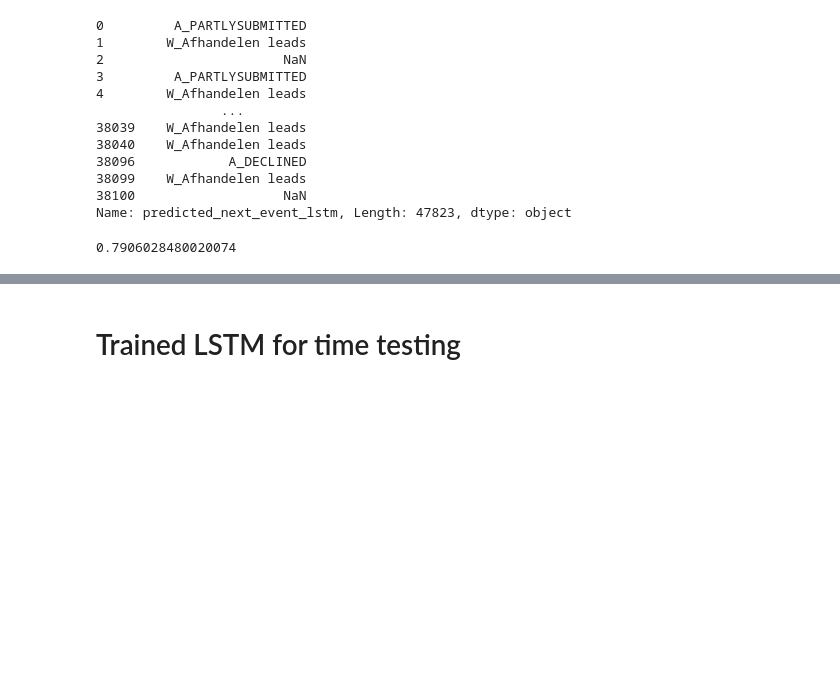
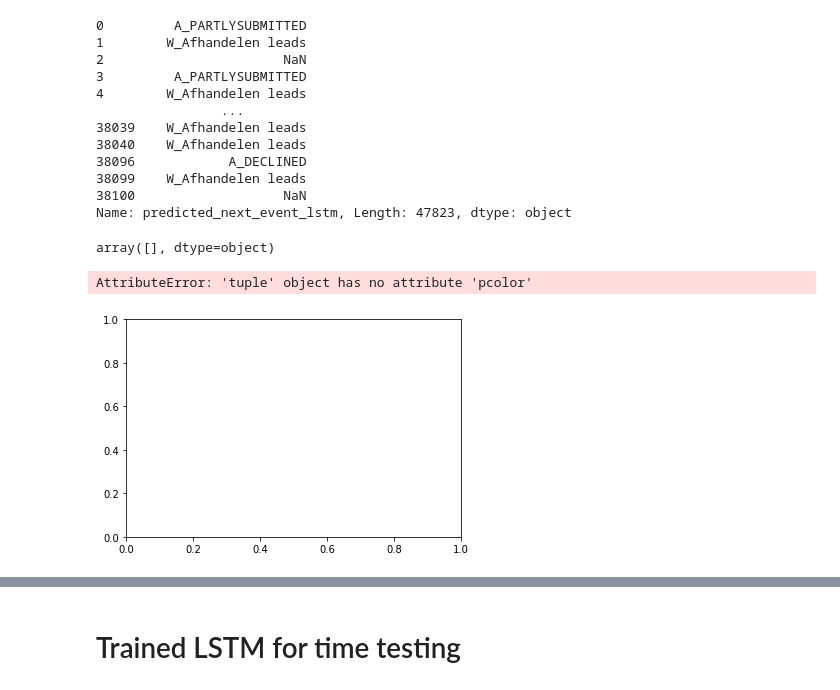
Before and after one commit to JiapengFan/2IOI0-group-16, a Jupyter notebook: lstmEventAndTimePrediction.ipynb, the cells around one changed output, grey strips where cells are left out. Saved outputs shown, nothing was run; the diff lists cells and outputs as text; code cells hidden in the pictures; blank space fills up the shorter version.

```diff
--- a/lstmEventAndTimePrediction.ipynb
+++ b/lstmEventAndTimePrediction.ipynb
@@ -608,7 +625,7 @@ plt.legend(loc='lower right')
 # %% [markdown]
 # Trained LSTM for event testing
 # %%
-y_pred_class = lstm_model.predict_classes(x_test, batch_size=128)
+y_pred_class = lstm_model.predict_classes(x_test, batch_size=64)
 # %%
 y_pred_ohe = np.array([[0] * len(unique_training_events) for pred_class in y_pred_class])
 for idx, class_pred in enumerate(y_pred_class):
@@ -623,0 +645,3 @@ y_pred = np.ravel(onehot_encoder_event.inverse_transform(y_pred_ohe))
+# %%
+y_actual = np.ravel(onehot_encoder_event.inverse_transform(y_test))
+y_actual.shape
@@ -637,7 +684,74 @@ df_test['predicted_next_event_lstm']
 38099    W_Afhandelen leads
 38100                   NaN
 Name: predicted_next_event_lstm, Length: 47823, dtype: object
-# %%
-accuracy
-# %% [output]
-0.7906028480020074
+# %%
+unique_training_events = np.ravel(unique_training_events)
+# %%
+unique_training_events = unique_training_events.tolist()
+# %%
+y_pred[y_pred == None]
+# %% [output]
+array([], dtype=object)
+# %%
+# from testing.testing_events import confusion_matrix_event
+import math
+import seaborn as sns
+import matplotlib.pyplot as plt
+
+def confusion_matrix_event(actual_list, predicted_list, events: list):
+    '''
+        Returns df in confusion matrix format.
+
+        Arguments:
+        actual_list <type: 'np.array'>: Array with actual events, every entry can be associated with predicted_list's corresponding entry.
+        predicted_list <type: 'np.array'>: Array with predicted events.
+        events <type: list>: List of events of interest.
+
+        Returns:
+        confusion_matrix <type: 'pd.DataFrame'>: Dataframe in confusion matrix format.
+    '''
+    confusion_matrix = pd.DataFrame(index = events, columns = events)
+    confusion_matrix.fillna(0, inplace=True)
+
+    dataframe_elements = np.stack((actual_list, predicted_list), axis=-1)
+
+    # Loop through actual events
+    for element in dataframe_elements:
+#         print(element)
+        confusion_matrix.at[element[1], element[0]] += 1
+
+    return confusion_matrix
+
+def replaceNan(array):
+    for idx, event in enumerate(array):
+        try:
+            np.isnan(event)
+            array[idx] = 'NO_EVENT'
+        except:
+            continue
+    return array
+
+y_actual = replaceNan(y_actual)
+y_pred = replaceNan(y_pred)
+
+for idx, event in enumerate(unique_training_events):
+    if event == 'nan':
+        unique_training_events[idx] = 'NO_EVENT'
+
+confusion_matrix_event = confusion_matrix_event(y_actual, y_pred, unique_training_events)
+
+#confusion matrix with color
+ax = plt.subplots()
+plt.pcolor(confusion_matrix_event, cmap='Reds')
+plt.yticks(np.arange(start=0.5, stop=len(confusion_matrix_event)), confusion_matrix_event.index, rotation = 45, horizontalalignment='right', fontweight='light', fontsize='x-small')
+plt.xticks(np.arange(start=0.5, stop=len(confusion_matrix_event)), confusion_matrix_event.columns, rotation = 45, horizontalalignment='right', fontweight='light', fontsize='x-small')
+plt.setp(ax.xaxis.get_majorticklabels(), ha="left")
+plt.colorbar()
+plt.title('LSTM Event Prediction')
+plt.xlabel('Actual events')
+plt.ylabel('Predicted events')
+plt.figure(figsize=(50, 50))
+plt.show()
+# %% [output]
+AttributeError: 'tuple' object has no attribute 'pcolor'
+[figure, added]
```
Also changed, not shown: parts of 9 cells of this notebook, 3 other files.
